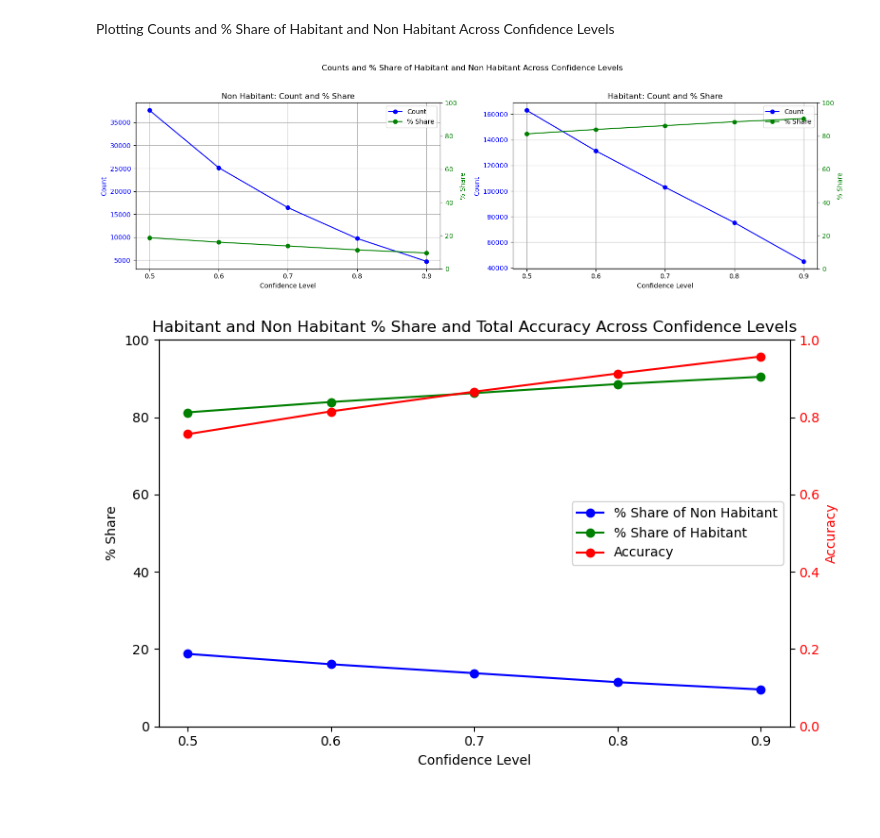
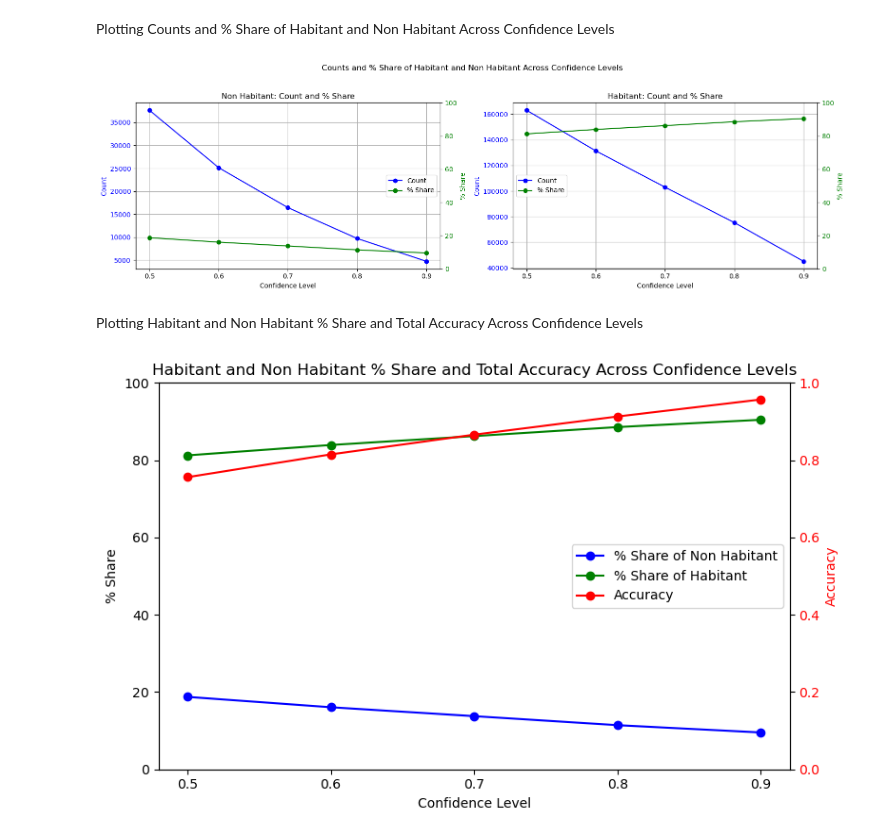
Before and after one commit to andreihushcha/bird_audio_2025, a Jupyter notebook: EDA_20250318.ipynb, the cells around one changed output. Drawn from its saved outputs; the diff is of its cells as text; code cells hidden in the pictures; blank space fills up the shorter version.

```diff
--- a/EDA_20250318.ipynb
+++ b/EDA_20250318.ipynb
@@ -342,34 +388,36 @@ ax_left_twin.set_ylim(0, 100)
 # Combine legends for the left subplot
 lines_left, labels_left = ax_left.get_legend_handles_labels()
 lines_left_twin, labels_left_twin = ax_left_twin.get_legend_handles_labels()
-ax_left.legend(lines_left + lines_left_twin, labels_left + labels_left_twin, loc='best')
+ax_left.legend(lines_left + lines_left_twin, labels_left + labels_left_twin, loc='center right')
 
 # Habitant
 ax_right.plot(x, counts_1, marker='o', linestyle='-', color = 'blue', label='Count')
 ax_right.set_xlabel("Confidence Level")
 ax_right.set_ylabel("Count", color = 'blue')
 ax_right.tick_params(axis='y', labelcolor='blue')
 ax_right.set_xticks(x)
 ax_right.set_xticklabels(datasets)
 ax_right.grid(True)
 ax_right.set_title("Habitant: Count and % Share")
 
 # Create a twin y-axis for percentage on the right subplot
 ax_right_twin = ax_right.twinx()
 ax_right_twin.plot(x, percentage_1, marker='o', linestyle='-', color='green', label='% Share')
 ax_right_twin.set_ylabel("% Share", color ='green')
 ax_right_twin.tick_params(axis='y', labelcolor='green')
 ax_right_twin.set_ylim(0, 100)
 
 # Combine legends for the right subplot
 lines_right, labels_right = ax_right.get_legend_handles_labels()
 lines_right_twin, labels_right_twin = ax_right_twin.get_legend_handles_labels()
-ax_right.legend(lines_right + lines_right_twin, labels_right + labels_right_twin, loc='best')
+ax_right.legend(lines_right + lines_right_twin, labels_right + labels_right_twin, loc='center left')
 
 # Add a main title and adjust layout
 plt.suptitle("Counts and % Share of Habitant and Non Habitant Across Confidence Levels")
 plt.tight_layout(rect=[0, 0, 1, 0.95])
 plt.show()
 # %% [output]
-[figure, old version]
+[figure, new version]
+# %% [markdown]
+Plotting Habitant and Non Habitant % Share and Total Accuracy Across Confidence Levels
 # %%
```
Also changed, not shown: parts of 13 cells of this notebook, 7 other files.
